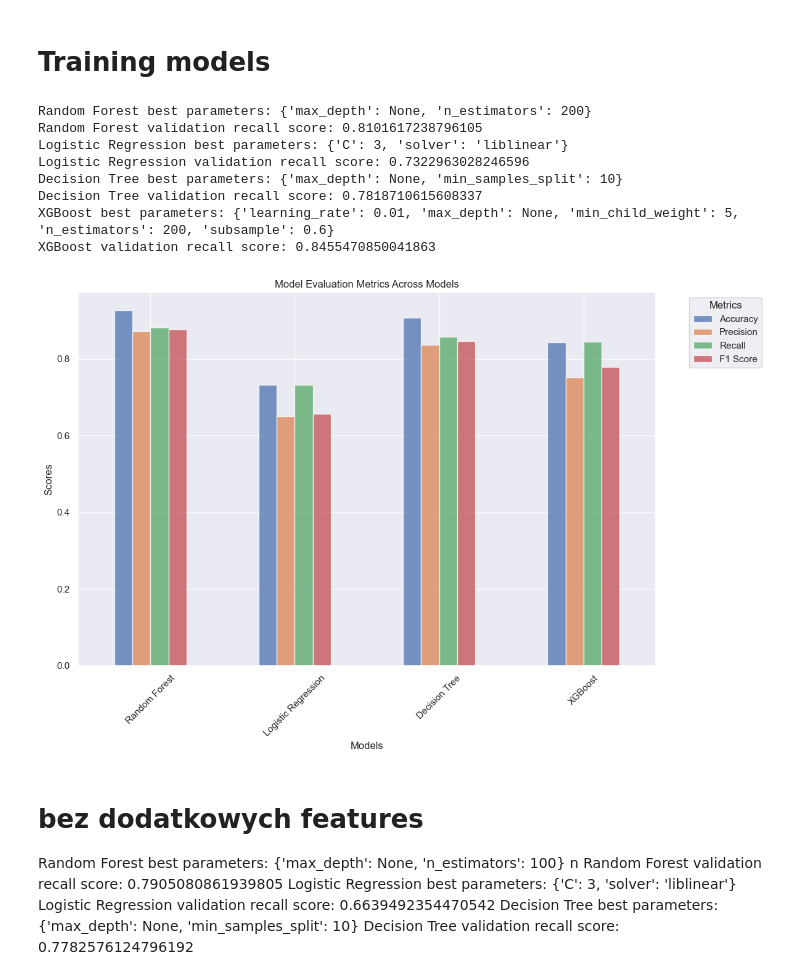
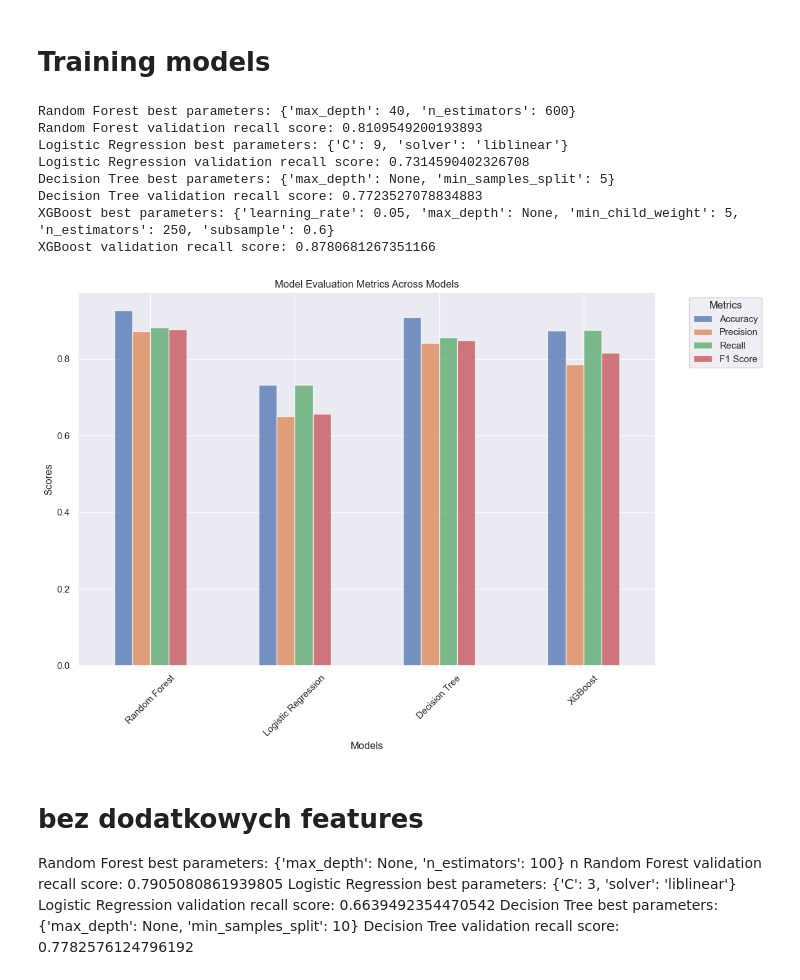
Before and after one commit to trulydevious/ML_project, a Jupyter notebook: notebooks/final_data_preprocessing_and_training.ipynb, the cells around one changed output. Drawn from its saved outputs; the diff is of its cells as text; code cells hidden in the pictures.

Commit message:
optymalizacja hiperparametrów, oraz wrzucenie XGboost na gpu

```diff
--- a/notebooks/final_data_preprocessing_and_training.ipynb
+++ b/notebooks/final_data_preprocessing_and_training.ipynb
@@ -94,41 +94,38 @@ X_train, y_train = oversample_minority_class(X_train, y_train)
 
 # choosing possible hyperparameters for each model
 param_grid_rf = {
-    'n_estimators': [50, 100, 200],
-    'max_depth': [10, 20, None]
+    'n_estimators': [600,400],
+    'max_depth': [40,None]
 }
 
 param_grid_lr = {
-    'C': [3],
-    'solver': ['liblinear', 'saga']
+    'C': [6,9],
+    'solver': ['liblinear']
 }
 
 param_grid_dt = {
-    'max_depth': [20, None],
-    'min_samples_split': [10, 20]
+    'max_depth': [40, None],
+    'min_samples_split': [10, 5]
 }
 
-param_grid_knn = {
-    'n_neighbors': [5, 11],
-    'weights': ['distance']
-}
+
 
 param_grid_xgb = {
-    'n_estimators': [100, 200],
+    'n_estimators': [250,200],
     'max_depth': [3, 5, None],
-    'learning_rate': [0.01,],
+    'learning_rate': [0.01,0.05],
     'subsample': [0.6, 0.8],
-    'min_child_weight': [1,5]
+    'min_child_weight': [10,5]
 }
 
 
 # Initialize models with GridSearchCV
 models = {
-    'Random Forest': GridSearchCV(RandomForestClassifier(), param_grid_rf, cv=5,n_jobs=15),
-    'Logistic Regression': GridSearchCV(LogisticRegression(), param_grid_lr, cv=5,n_jobs=15),
-    'Decision Tree': GridSearchCV(DecisionTreeClassifier(), param_grid_dt, cv=5,n_jobs=15),
-    'XGBoost': GridSearchCV(XGBClassifier(use_label_encoder=False, eval_metric='logloss'), param_grid_xgb, cv=5, n_jobs=15)
-    #'KNN': GridSearchCV(KNeighborsClassifier(), param_grid_knn, cv=5,n_jobs=-1)
+    'Random Forest': GridSearchCV(RandomForestClassifier(), param_grid_rf, cv=5,n_jobs=10),
+    'Logistic Regression': GridSearchCV(LogisticRegression(), param_grid_lr, cv=5,n_jobs=10),
+    'Decision Tree': GridSearchCV(DecisionTreeClassifier(), param_grid_dt, cv=5,n_jobs=10),
+    'XGBoost': GridSearchCV(XGBClassifier(use_label_encoder=False, eval_metric='logloss',device='cuda'), param_grid_xgb, cv=5)
+
 }
 
 
@@ -147,42 +144,42 @@ for model_name, model in models.items():
     print(f"{model_name} best parameters: {model.best_params_}")
     print(f"{model_name} validation recall score: {recall}")
 
 
 model_metrics = {}
 
 for model_name, model in best_models.items():
     y_pred = model.predict(X_test)
     accuracy = accuracy_score(y_test, y_pred)
     report = classification_report(y_test, y_pred, output_dict=True)
 
     model_metrics[model_name] = {
         'Accuracy': accuracy,
         'Precision': report['macro avg']['precision'],
         'Recall': report['macro avg']['recall'],
         'F1 Score': report['macro avg']['f1-score']
     }
 
 metrics_df = pd.DataFrame(model_metrics).T
 
 fig, ax = plt.subplots(figsize=(12, 8))
 metrics_df.plot(kind='bar', ax=ax, alpha=0.75, rot=0)
 ax.set_title('Model Evaluation Metrics Across Models')
 ax.set_ylabel('Scores')
 ax.set_xlabel('Models')
 ax.legend(title='Metrics', bbox_to_anchor=(1.05, 1), loc='upper left')
 plt.xticks(rotation=45)
 plt.tight_layout()
 plt.show()
 # %% [output]
-Random Forest best parameters: {'max_depth': None, 'n_estimators': 200}
-Random Forest validation recall score: 0.8101617238796105
-Logistic Regression best parameters: {'C': 3, 'solver': 'liblinear'}
-Logistic Regression validation recall score: 0.7322963028246596
-Decision Tree best parameters: {'max_depth': None, 'min_samples_split': 10}
-Decision Tree validation recall score: 0.7818710615608337
-XGBoost best parameters: {'learning_rate': 0.01, 'max_depth': None, 'min_child_weight': 5, 'n_estimators': 200, 'subsample': 0.6}
-XGBoost validation recall score: 0.8455470850041863
+Random Forest best parameters: {'max_depth': 40, 'n_estimators': 600}
+Random Forest validation recall score: 0.8109549200193893
+Logistic Regression best parameters: {'C': 9, 'solver': 'liblinear'}
+Logistic Regression validation recall score: 0.7314590402326708
+Decision Tree best parameters: {'max_depth': None, 'min_samples_split': 5}
+Decision Tree validation recall score: 0.7723527078834883
+XGBoost best parameters: {'learning_rate': 0.05, 'max_depth': None, 'min_child_weight': 5, 'n_estimators': 250, 'subsample': 0.6}
+XGBoost validation recall score: 0.8780681267351166
-[figure, old version]
+[figure, new version]
 # %% [markdown]
 
 # bez dodatkowych features
```
